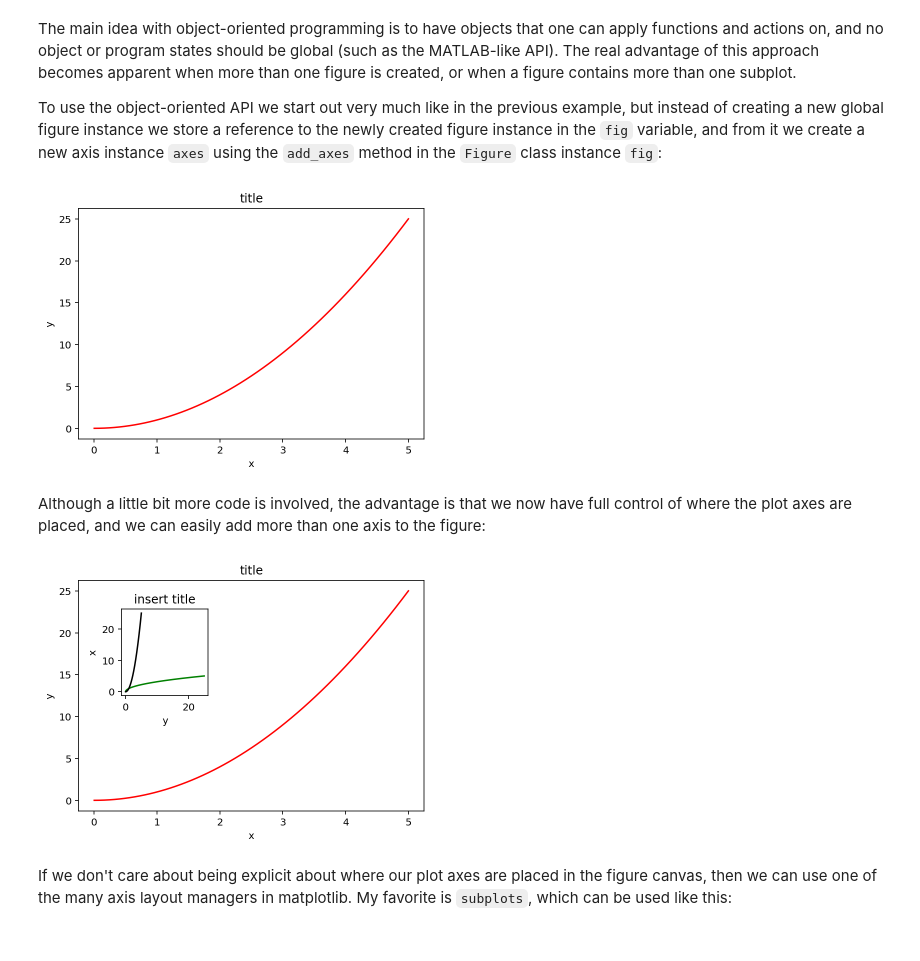
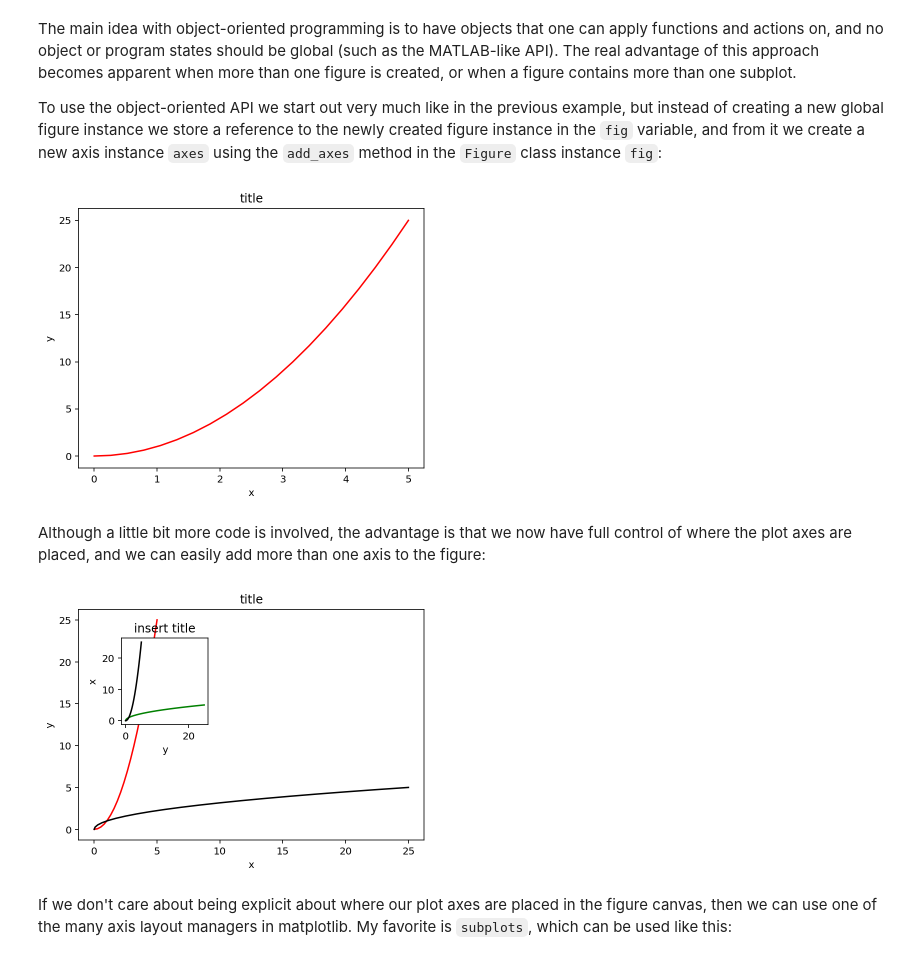
Before and after one commit to jbduarte/SGPE_Numerical_Course, a Jupyter notebook: Part 2- Numerical Methods/11_Matplotlib_library.ipynb, the cells around one changed output. Saved outputs shown, nothing was run; the diff lists cells and outputs as text; code cells hidden in the pictures.

```diff
--- a/Part 2- Numerical Methods/11_Matplotlib_library.ipynb
+++ b/Part 2- Numerical Methods/11_Matplotlib_library.ipynb
@@ -44,7 +44,7 @@ from pylab import *
 # %% [markdown]
 A simple figure with MATLAB-like plotting API:
 # %%
-x = np.linspace(0, 5, 1000)
+x = np.linspace(0, 5, 20)
 
 y = x**2
 # %%
@@ -82,15 +83,15 @@ To use the object-oriented API we start out very much like in the previous examp
 # %%
 fig = plt.figure()
 
-axes = fig.add_axes([0.1, 0.1, 0.8, 0.8]) # left, bottom, width, height (range 0 to 1)
+axes = fig.add_axes([0.1, 0.1, 0.8, 0.9]) # left, bottom, width, height (range 0 to 1)
 
 axes.plot(x, y, 'r')
 
 axes.set_xlabel('x')
 axes.set_ylabel('y')
-axes.set_title('title');
+axes.set_title('title')
 # %% [output]
-[figure, old version]
+[figure, new version]
 # %% [markdown]
 Although a little bit more code is involved, the advantage is that we now have full control of where the plot axes are placed, and we can easily add more than one axis to the figure:
 # %%
@@ -101,6 +102,7 @@ axes2 = fig.add_axes([0.2, 0.5, 0.2, 0.3]) # inset axes
 
 # main figure
 axes1.plot(x, y, 'r')
+axes1.plot(y,x, 'k')
 axes1.set_xlabel('x')
 axes1.set_ylabel('y')
 axes1.set_title('title')
@@ -110,9 +112,10 @@ axes2.plot(y, x, 'g')
 axes2.plot(x,y, 'k')
 axes2.set_xlabel('y')
 axes2.set_ylabel('x')
-axes2.set_title('insert title');
+axes2.set_title('insert title')
+plt.show()
 # %% [output]
-[figure, old version]
+[figure, new version]
 # %% [markdown]
 If we don't care about being explicit about where our plot axes are placed in the figure canvas, then we can use one of the many axis layout managers in matplotlib. My favorite is `subplots`, which can be used like this:
 # %%
```
Also changed, not shown: parts of 28 cells of this notebook, 6 other files.
